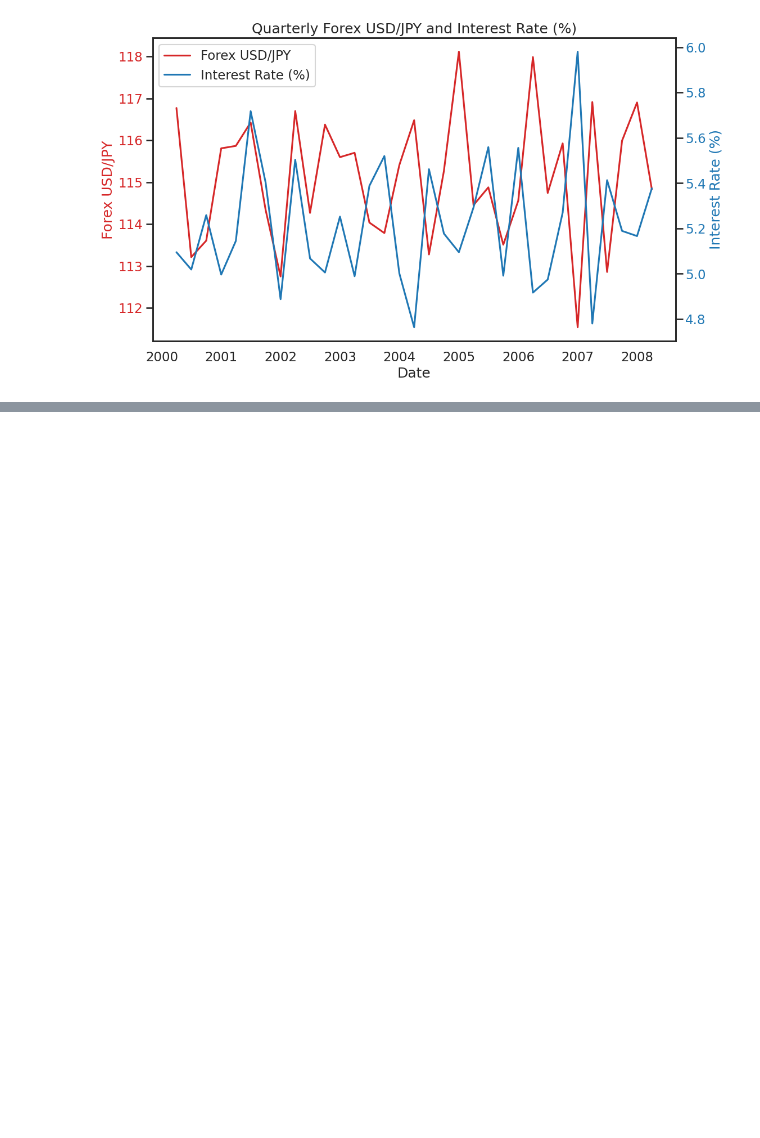
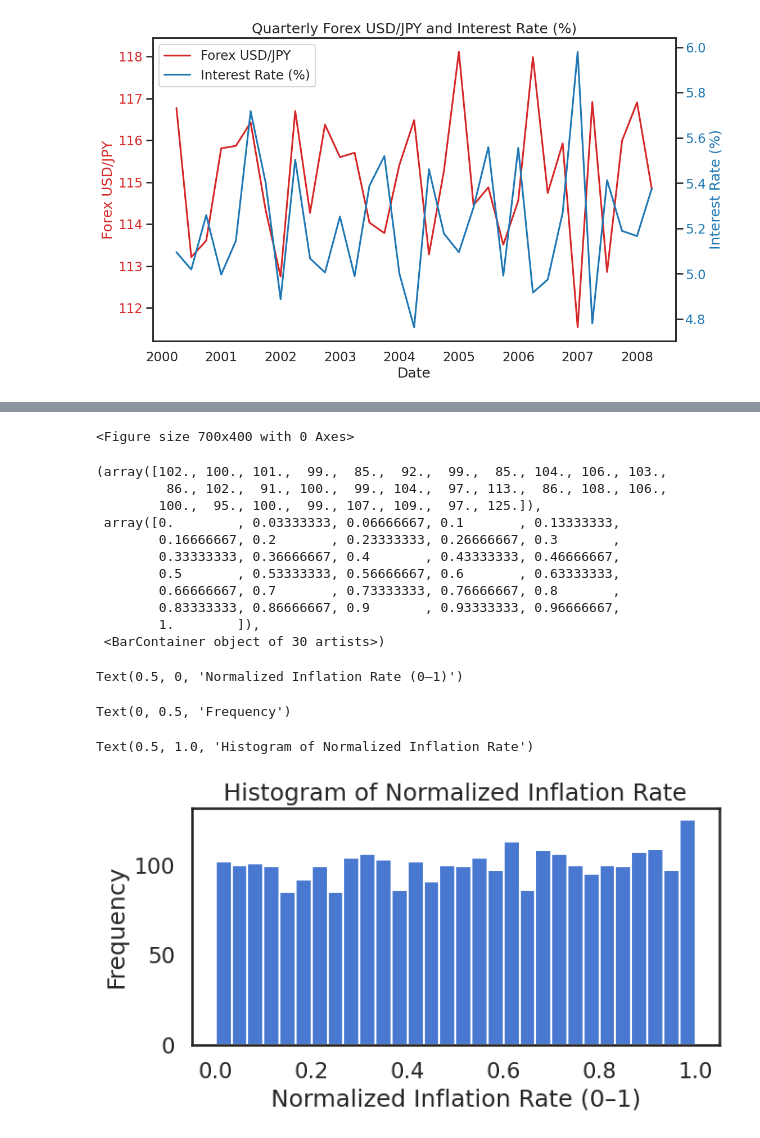
Before and after one commit to syttpz/Finance-Economics-Time-Series-Analysis, a Jupyter notebook: data_correlation_analysis_NZ.ipynb, the cells around one changed output, grey strips where cells are left out. Drawn from its saved outputs; the diff is of its cells as text; code cells hidden in the pictures; blank space fills up the shorter version.

```diff
--- a/data_correlation_analysis_NZ.ipynb
+++ b/data_correlation_analysis_NZ.ipynb
@@ -591,0 +667,30 @@ Text(0.5, 1.0, 'Quarterly Forex USD/JPY and Interest Rate (%)')
+# %%
+# --- Min-Max normalize the inflation column ---
+col = fe_df["Inflation Rate (%)"]
+fe_df["Inflation_norm"] = (col - col.min()) / (col.max() - col.min())
+
+# --- Plot histogram of normalized values ---
+plt.figure(figsize=(7,4))
+plt.hist(fe_df["Inflation_norm"], bins=30)
+plt.xlabel("Normalized Inflation Rate (0–1)")
+plt.ylabel("Frequency")
+plt.title("Histogram of Normalized Inflation Rate")
+plt.tight_layout()
+plt.show()
+# %% [output]
+<Figure size 700x400 with 0 Axes>
+(array([102., 100., 101.,  99.,  85.,  92.,  99.,  85., 104., 106., 103.,
+         86., 102.,  91., 100.,  99., 104.,  97., 113.,  86., 108., 106.,
+        100.,  95., 100.,  99., 107., 109.,  97., 125.]),
+ array([0.        , 0.03333333, 0.06666667, 0.1       , 0.13333333,
+        0.16666667, 0.2       , 0.23333333, 0.26666667, 0.3       ,
+        0.33333333, 0.36666667, 0.4       , 0.43333333, 0.46666667,
+        0.5       , 0.53333333, 0.56666667, 0.6       , 0.63333333,
+        0.66666667, 0.7       , 0.73333333, 0.76666667, 0.8       ,
+        0.83333333, 0.86666667, 0.9       , 0.93333333, 0.96666667,
+        1.        ]),
+ <BarContainer object of 30 artists>)
+Text(0.5, 0, 'Normalized Inflation Rate (0–1)')
+Text(0, 0.5, 'Frequency')
+Text(0.5, 1.0, 'Histogram of Normalized Inflation Rate')
+[figure, added]
```
Also changed, not shown: parts of 10 cells of this notebook.
